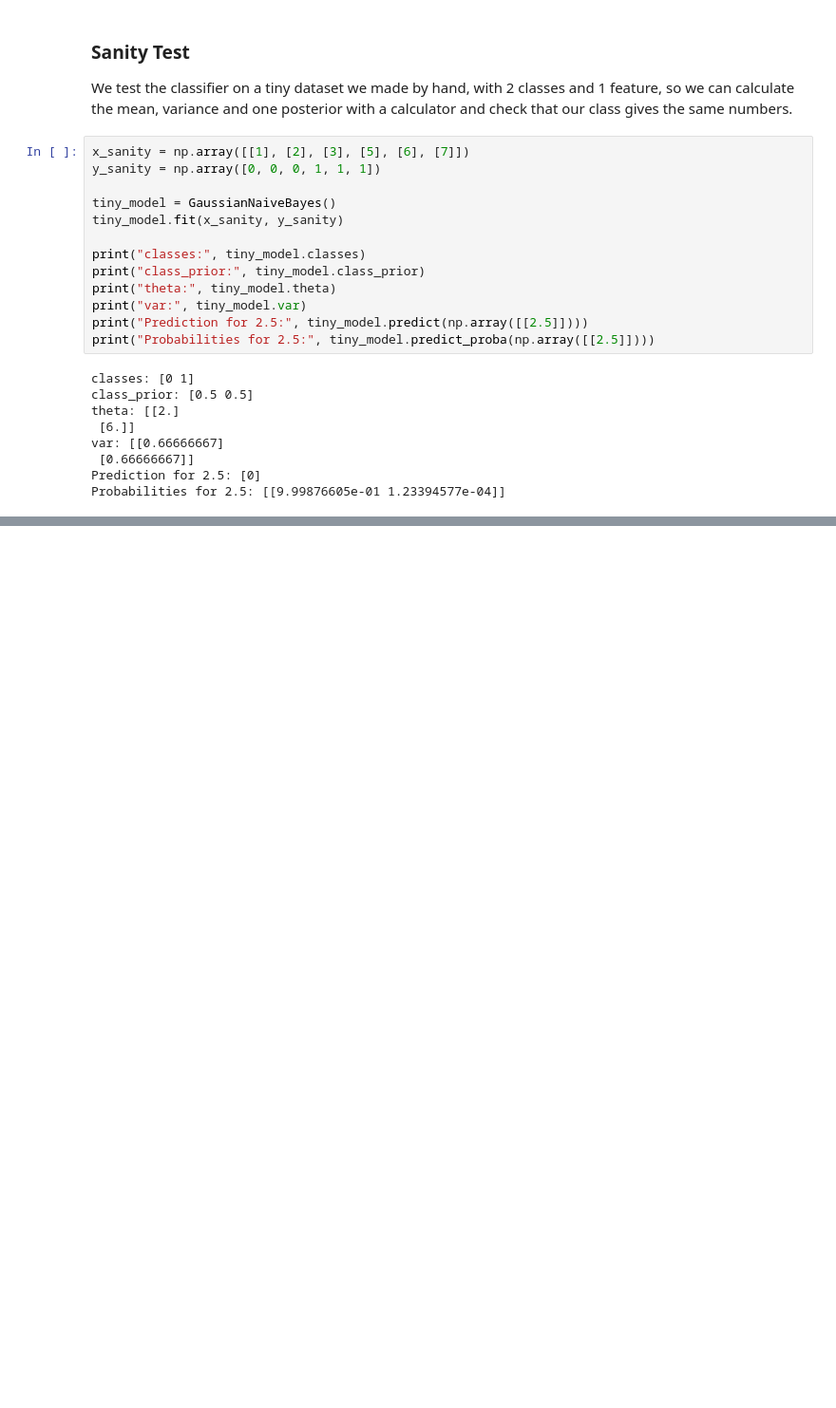
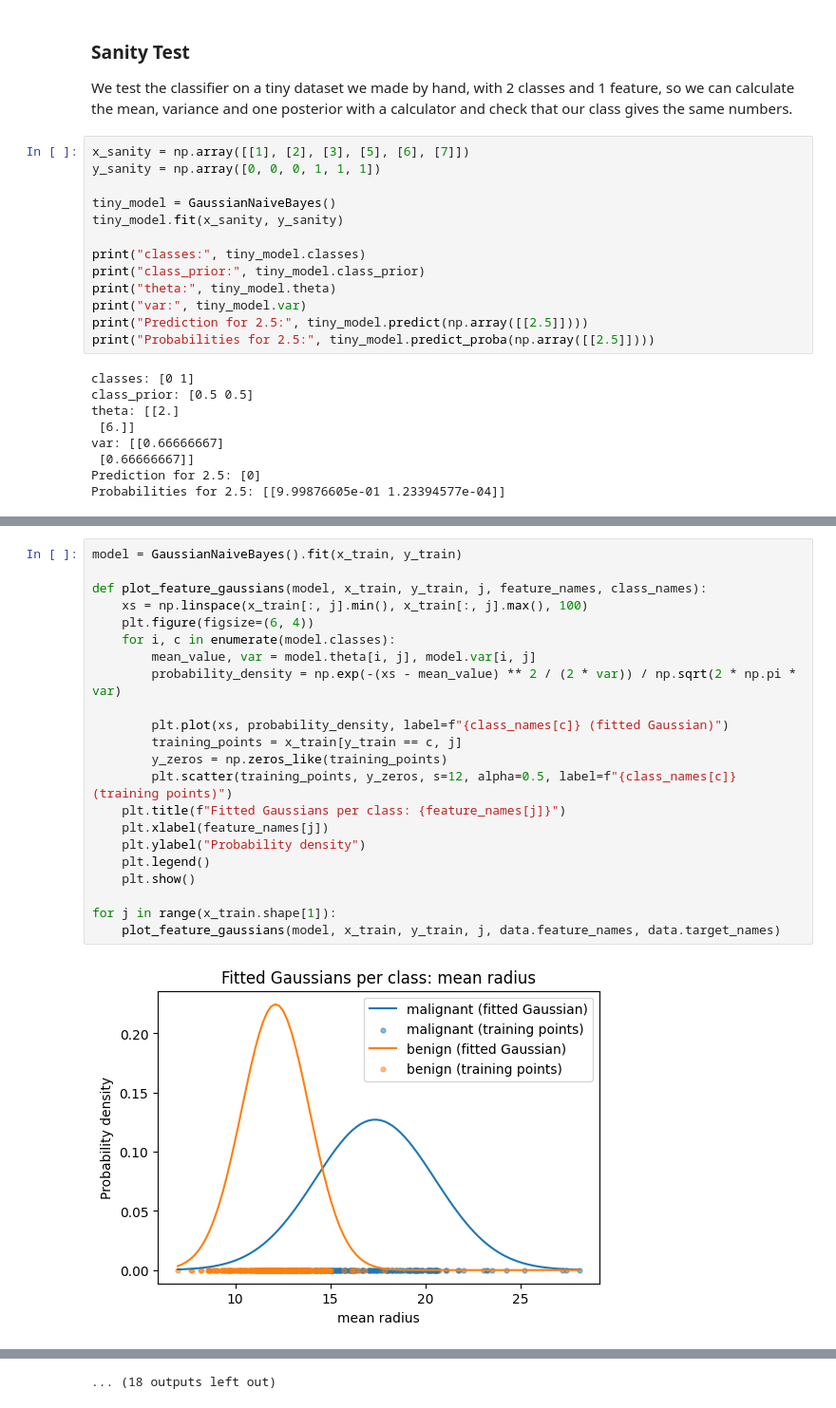
Before and after one commit to ahmedtolba481/Gaussian-Naive-Bayes-From-Scratch, a Jupyter notebook: GNB_20242023_20240523.ipynb, the cells around one changed output, grey strips where cells are left out. Shown at 95% size. Saved outputs shown, nothing was run; the diff lists cells and outputs as text; blank space fills up the shorter version.

```diff
--- a/GNB_20242023_20240523.ipynb
+++ b/GNB_20242023_20240523.ipynb
@@ -202,0 +362,24 @@ Probabilities for 2.5: [[9.99876605e-01 1.23394577e-04]]
+# %%
+model = GaussianNaiveBayes().fit(x_train, y_train)
+
+def plot_feature_gaussians(model, x_train, y_train, j, feature_names, class_names):
+    xs = np.linspace(x_train[:, j].min(), x_train[:, j].max(), 100)
+    plt.figure(figsize=(6, 4))
+    for i, c in enumerate(model.classes):
+        mean_value, var = model.theta[i, j], model.var[i, j]
+        probability_density = np.exp(-(xs - mean_value) ** 2 / (2 * var)) / np.sqrt(2 * np.pi * var)
+
+        plt.plot(xs, probability_density, label=f"{class_names[c]} (fitted Gaussian)")
+        training_points = x_train[y_train == c, j]
+        y_zeros = np.zeros_like(training_points)
+        plt.scatter(training_points, y_zeros, s=12, alpha=0.5, label=f"{class_names[c]} (training points)")
+    plt.title(f"Fitted Gaussians per class: {feature_names[j]}")
+    plt.xlabel(feature_names[j])
+    plt.ylabel("Probability density")
+    plt.legend()
+    plt.show()
+
+for j in range(x_train.shape[1]):
+    plot_feature_gaussians(model, x_train, y_train, j, data.feature_names, data.target_names)
+# %% [output]
+[figure, added]
@@ -202,0 +397 @@ Probabilities for 2.5: [[9.99876605e-01 1.23394577e-04]]
+... (18 outputs left out)
```
Also changed, not shown: parts of 27 cells of this notebook.
